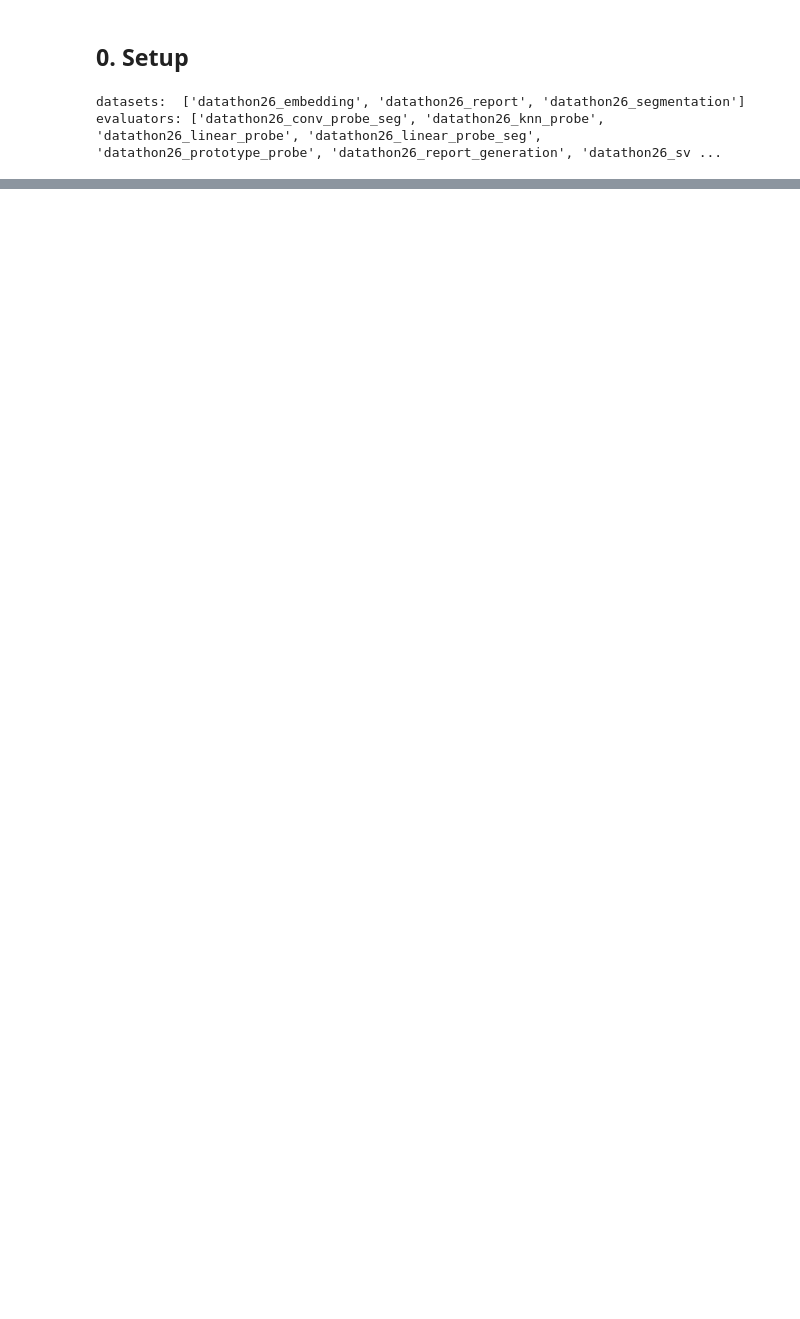
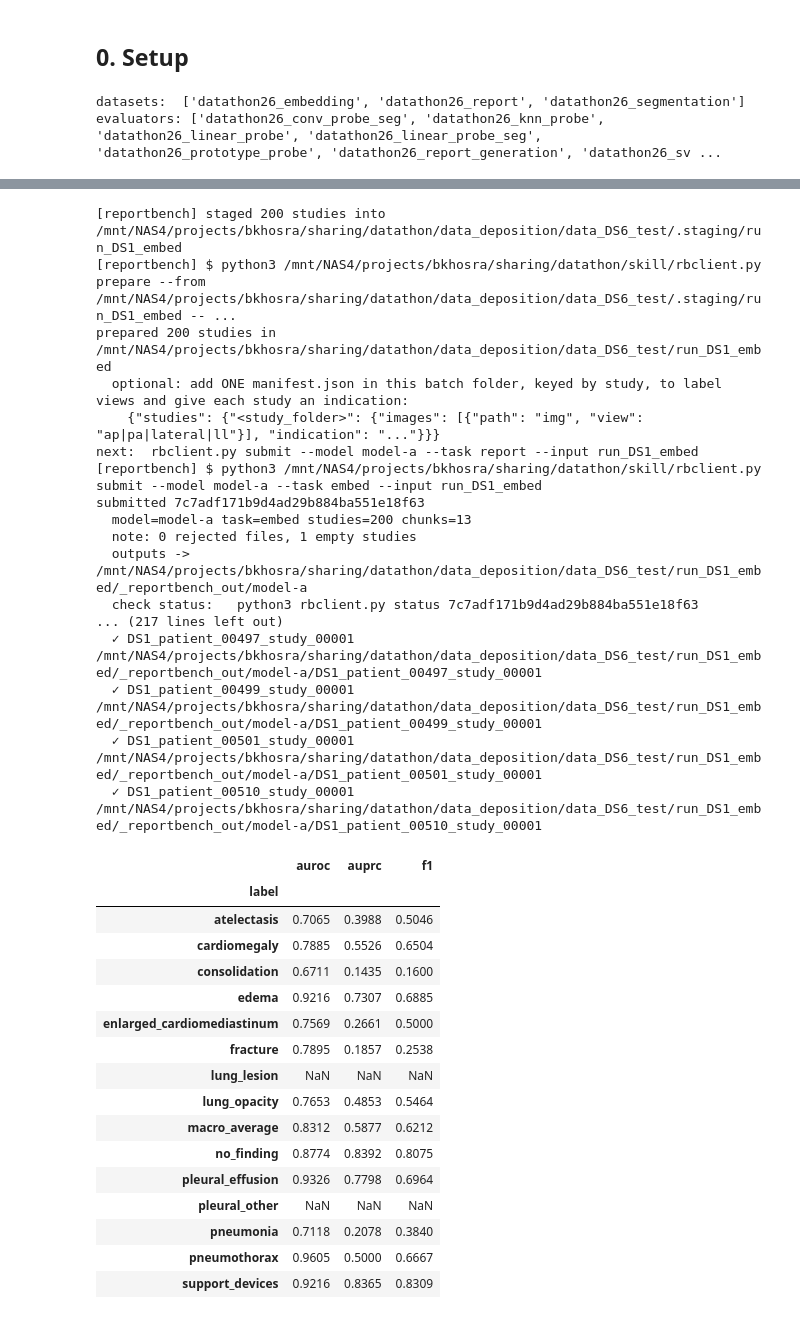
Before and after one commit to f10409/RadHarmony, a Jupyter notebook: datathon26/demo_datathon_evaluators.ipynb, the cells around one changed output, grey strips where cells are left out. Drawn from its saved outputs; the diff is of its cells as text; code cells hidden in the pictures; blank space fills up the shorter version.

```diff
--- a/datathon26/demo_datathon_evaluators.ipynb
+++ b/datathon26/demo_datathon_evaluators.ipynb
@@ -243,30 +313,55 @@ images were actually submitted; filter `dataset_A.csv` to those before scoring.
 # %%
-import json
+# Submit DS1's embed task yourself (like §1) and score the `global` vectors — no
+# organizer corpus, no manifest filter. Reuses client / IMAGES_DIR / MODEL from §1.
+DS1_CSV = "/mnt/NAS4/projects/fli40_sharing/datathon26_cxr_datasets/dataset_DS1.csv"
+df_DS1 = pd.read_csv(DS1_CSV)  # .head(200)  # small demo subset (drop .head for all)
+df_DS1 = df_DS1[df_DS1["view_position"] == "AP"].head(200)
 
-# Your team's finished run for dataset A (paths from INSTRUCTIONS.md).
-RUN_DIR = (
-    "<YOUR_TEAM_RUN_ROOT>/"
-    "dt26_runs/dataset_A"
+cls_ds = DatathonEmbeddingDataset(
+    df_DS1,
+    IMAGES_DIR,
+    client=client,
+    model=MODEL,
+    run_name="run_DS1_embed",
+    skip_submit=False,  # set True to reuse an already-submitted run_DS1_embed
 )
-CSV_PATH = "<YOUR_DATATHON_CXR_DIR>/dataset_A.csv"
-MODEL = "model-a"
-OUT_DIR = f"{RUN_DIR}/_reportbench_out/{MODEL}"  # <study>/<model>_<stem>.npz + <model>_report.txt
-
-# manifest.json lists exactly which images were submitted for this run. Accept
-# both the study-keyed schema ({"studies": {"<id>": {"images": [{"path","view"}],
-# ...}}}, path = bare filename) and the older flat one ({"images": [{"path":
-# "<id>/<file>", ...}]}); normalise to path="<study>/<file>".
-with open(f"{RUN_DIR}/manifest.json") as f:
-    manifest = json.load(f)
-
-if "studies" in manifest:
-    rows = [
-        {"path": f"{sid}/{img['path']}", "view": img.get("view")}
-        for sid, spec in manifest["studies"].items()
-        for img in spec["images"]
-    ]
-else:
-    rows = manifest["images"]
-sub = pd.DataFrame(rows)  # columns: path ("<study>/<view>.dcm"), view
-print(f"{len(sub)} submitted images")
-sub.head()
+# DS1's 14 labels -> macro-average across findings, unlike DS6's single binary label.
+cls_results = DatathonLinearProbeEvaluator(
+    dataset=cls_ds, n_folds=5, device="cpu", autocast_dtype=None, num_workers=2
+).evaluate()
+cls_results.groupby("label")[["auroc", "auprc", "f1"]].mean().round(4)
+# %% [output]
+[reportbench] staged 200 studies into /mnt/NAS4/projects/bkhosra/sharing/datathon/data_deposition/data_DS6_test/.staging/run_DS1_embed
+[reportbench] $ python3 /mnt/NAS4/projects/bkhosra/sharing/datathon/skill/rbclient.py prepare --from /mnt/NAS4/projects/bkhosra/sharing/datathon/data_deposition/data_DS6_test/.staging/run_DS1_embed -- ...
+prepared 200 studies in /mnt/NAS4/projects/bkhosra/sharing/datathon/data_deposition/data_DS6_test/run_DS1_embed
+  optional: add ONE manifest.json in this batch folder, keyed by study, to label views and give each study an indication:
+    {"studies": {"<study_folder>": {"images": [{"path": "img", "view": "ap|pa|lateral|ll"}], "indication": "..."}}}
+next:  rbclient.py submit --model model-a --task report --input run_DS1_embed
+[reportbench] $ python3 /mnt/NAS4/projects/bkhosra/sharing/datathon/skill/rbclient.py submit --model model-a --task embed --input run_DS1_embed
+submitted 7c7adf171b9d4ad29b884ba551e18f63
+  model=model-a task=embed studies=200 chunks=13
+  note: 0 rejected files, 1 empty studies
+  outputs -> /mnt/NAS4/projects/bkhosra/sharing/datathon/data_deposition/data_DS6_test/run_DS1_embed/_reportbench_out/model-a
+  check status:   python3 rbclient.py status 7c7adf171b9d4ad29b884ba551e18f63
+... (217 lines left out)
+  ✓ DS1_patient_00497_study_00001  /mnt/NAS4/projects/bkhosra/sharing/datathon/data_deposition/data_DS6_test/run_DS1_embed/_reportbench_out/model-a/DS1_patient_00497_study_00001
+  ✓ DS1_patient_00499_study_00001  /mnt/NAS4/projects/bkhosra/sharing/datathon/data_deposition/data_DS6_test/run_DS1_embed/_reportbench_out/model-a/DS1_patient_00499_study_00001
+  ✓ DS1_patient_00501_study_00001  /mnt/NAS4/projects/bkhosra/sharing/datathon/data_deposition/data_DS6_test/run_DS1_embed/_reportbench_out/model-a/DS1_patient_00501_study_00001
+  ✓ DS1_patient_00510_study_00001  /mnt/NAS4/projects/bkhosra/sharing/datathon/data_deposition/data_DS6_test/run_DS1_embed/_reportbench_out/model-a/DS1_patient_00510_study_00001
+|  | auroc | auprc | f1 |
+| label |  |  |  |
+| atelectasis | 0.7065 | 0.3988 | 0.5046 |
+| cardiomegaly | 0.7885 | 0.5526 | 0.6504 |
+| consolidation | 0.6711 | 0.1435 | 0.1600 |
+| edema | 0.9216 | 0.7307 | 0.6885 |
+| enlarged_cardiomediastinum | 0.7569 | 0.2661 | 0.5000 |
+| fracture | 0.7895 | 0.1857 | 0.2538 |
+| lung_lesion | NaN | NaN | NaN |
+| lung_opacity | 0.7653 | 0.4853 | 0.5464 |
+| macro_average | 0.8312 | 0.5877 | 0.6212 |
+| no_finding | 0.8774 | 0.8392 | 0.8075 |
+| pleural_effusion | 0.9326 | 0.7798 | 0.6964 |
+| pleural_other | NaN | NaN | NaN |
+| pneumonia | 0.7118 | 0.2078 | 0.3840 |
+| pneumothorax | 0.9605 | 0.5000 | 0.6667 |
+| support_devices | 0.9216 | 0.8365 | 0.8309 |
```
Also changed, not shown: parts of 13 cells of this notebook, 7 other files.
